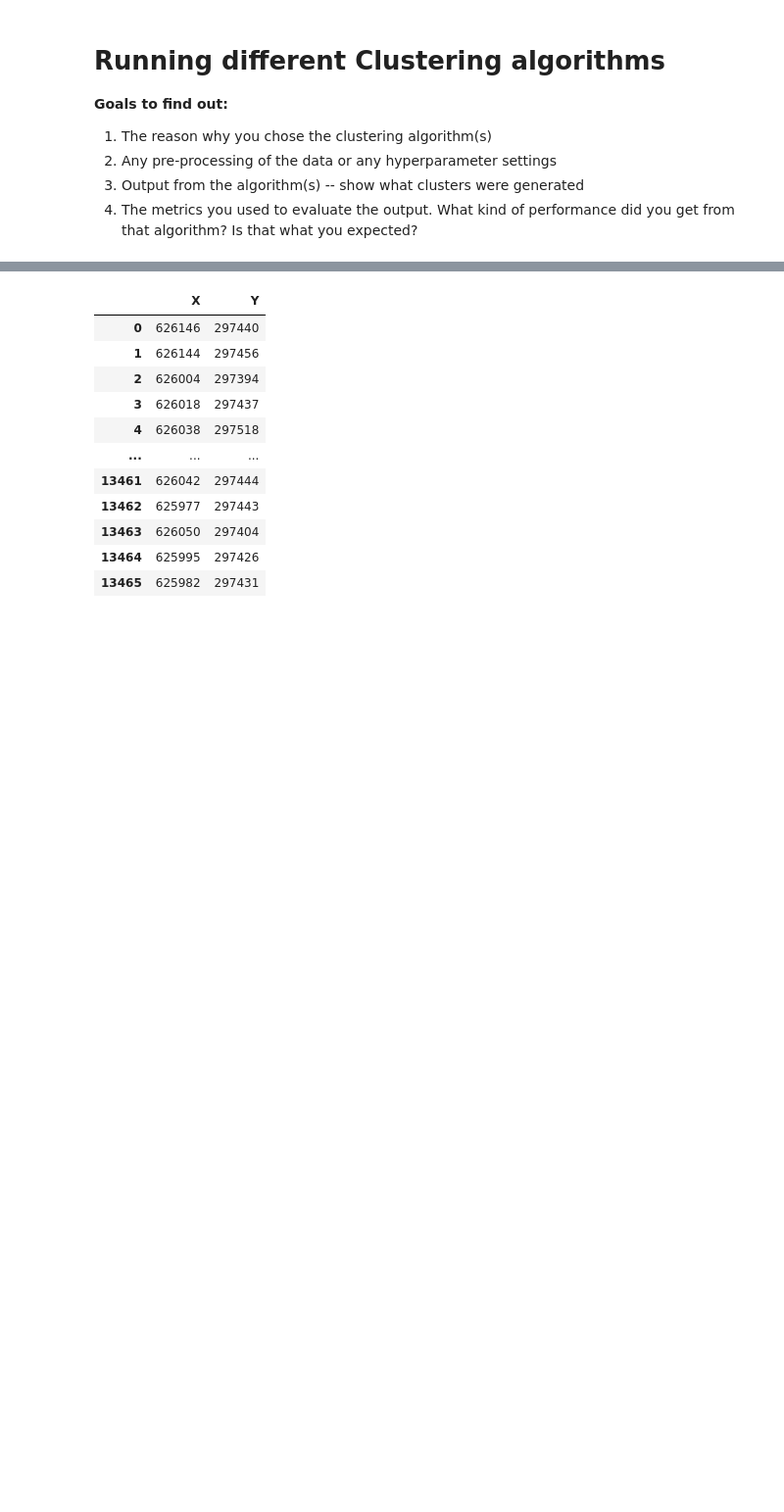
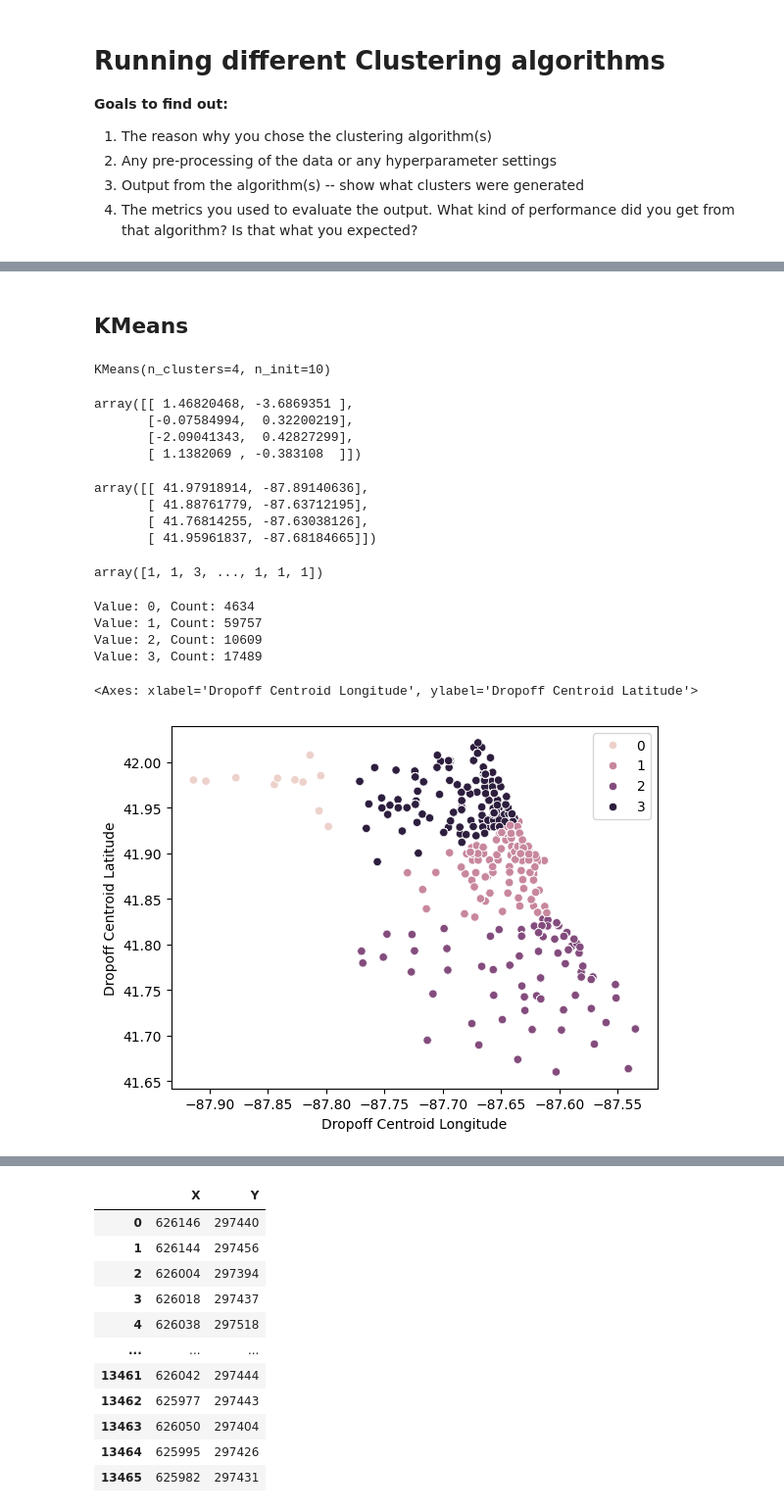
Before and after one commit to USFCA-CS663-Spring2024/kmeans-Sahil1709, a Jupyter notebook: Assignment 2 - Clustering.ipynb, the cells around one changed output, grey strips where cells are left out. Shown at 98% size. Cells and saved outputs as stored; diff of their text form; code cells hidden in the pictures; blank space fills up the shorter version.

```diff
--- a/Assignment 2 - Clustering.ipynb
+++ b/Assignment 2 - Clustering.ipynb
@@ -235,0 +292,4 @@ plt.show()
+# %%
+clean_df = df[[ 'Dropoff Centroid Latitude', 'Dropoff Centroid Longitude']]
+clean_df = clean_df.dropna()
+clean_df
@@ -235,0 +310,7 @@ plt.show()
+# %%
+# Normalizing data
+
+ss = StandardScaler()
+ss.fit(clean_df.iloc[:])
+x = ss.transform(clean_df.iloc[:])
+x
@@ -235,0 +325,39 @@ plt.show()
+# %% [markdown]
+## KMeans
+# %%
+kmeans = KMeans(n_clusters=4, n_init=10, max_iter=300)
+kmeans.fit(x)
+# %% [output]
+KMeans(n_clusters=4, n_init=10)
+# %%
+kmeans.cluster_centers_
+# %% [output]
+array([[ 1.46820468, -3.6869351 ],
+       [-0.07584994,  0.32200219],
+       [-2.09041343,  0.42827299],
+       [ 1.1382069 , -0.383108  ]])
+# %%
+ss.inverse_transform(kmeans.cluster_centers_)
+# %% [output]
+array([[ 41.97918914, -87.89140636],
+       [ 41.88761779, -87.63712195],
+       [ 41.76814255, -87.63038126],
+       [ 41.95961837, -87.68184665]])
+# %%
+kmeans.labels_
+# %% [output]
+array([1, 1, 3, ..., 1, 1, 1])
+# %%
+unique_values, counts = np.unique(kmeans.labels_, return_counts=True)
+for value, count in zip(unique_values, counts):
+    print(f"Value: {value}, Count: {count}")
+# %% [output]
+Value: 0, Count: 4634
+Value: 1, Count: 59757
+Value: 2, Count: 10609
+Value: 3, Count: 17489
+# %%
+sns.scatterplot(data=clean_df, x=clean_df['Dropoff Centroid Longitude'], y=clean_df['Dropoff Centroid Latitude'], hue=kmeans.labels_)
+# %% [output]
+<Axes: xlabel='Dropoff Centroid Longitude', ylabel='Dropoff Centroid Latitude'>
+[figure, added]
```
Also changed, not shown: parts of 14 cells of this notebook, 1 other file.
